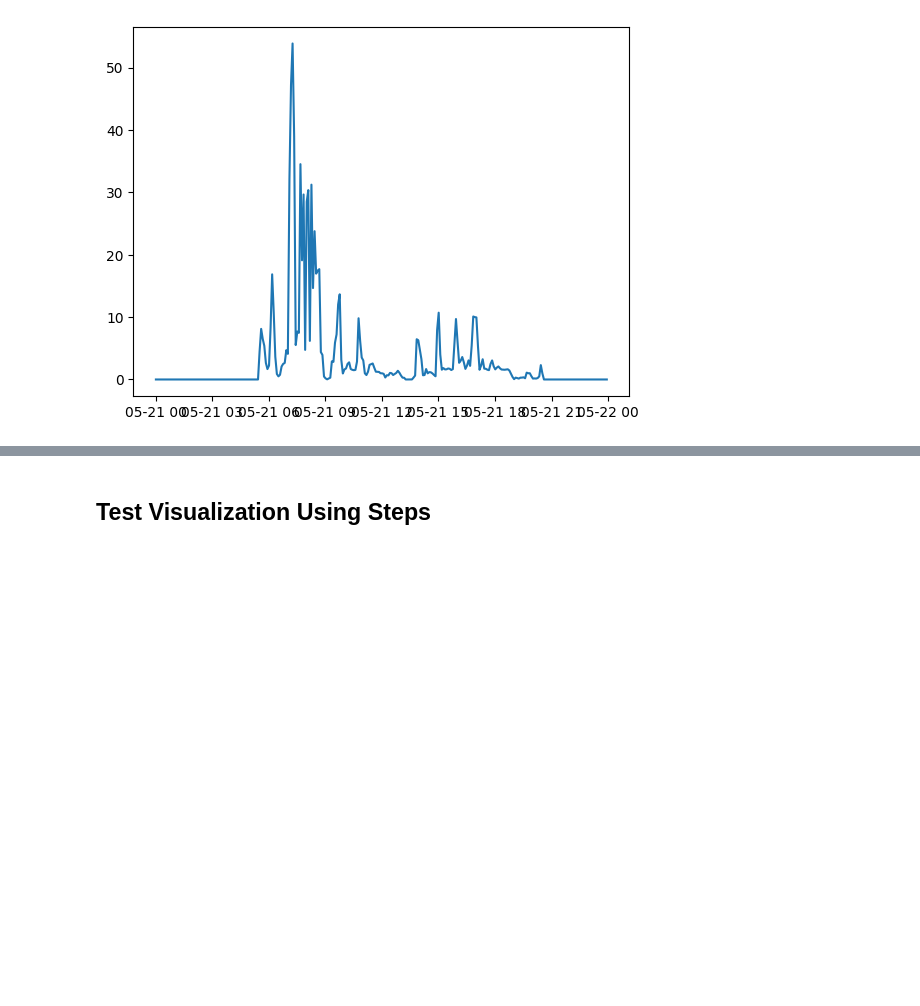
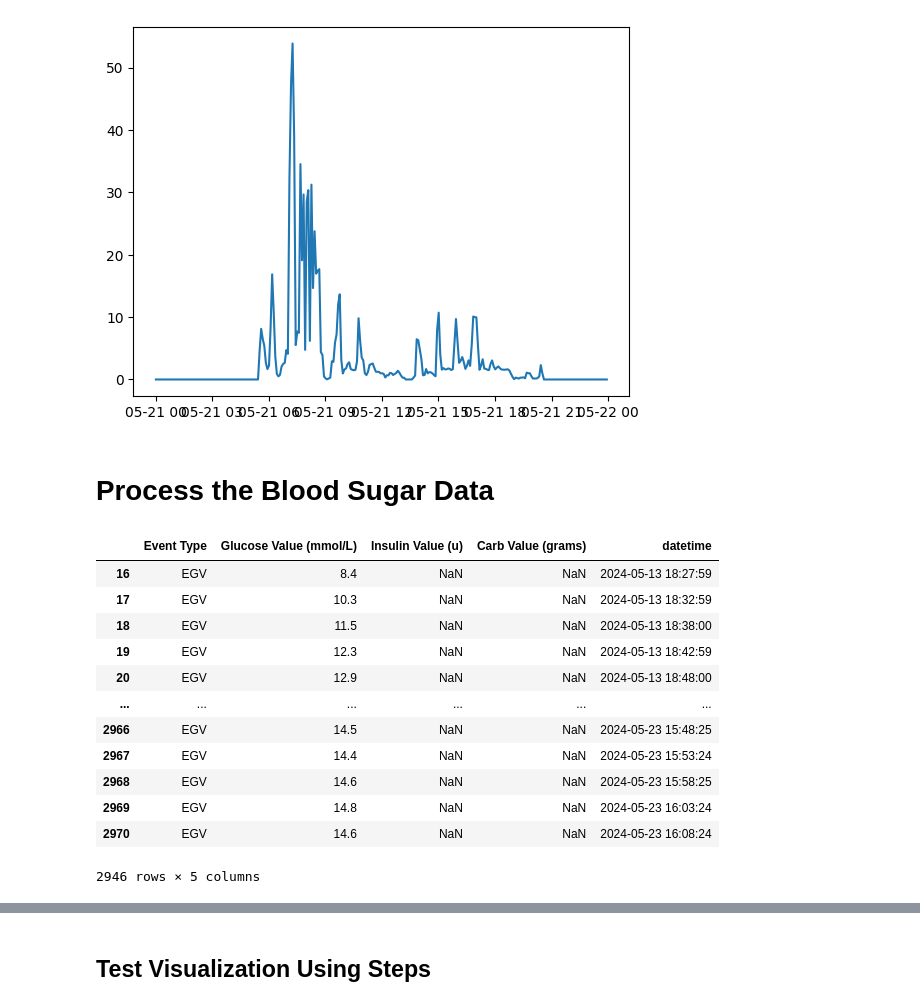
Before and after one commit to TWilson05/Blood_Sugar_Trend_Analysis, a Jupyter notebook: Process_data.ipynb, the cells around one changed output, grey strips where cells are left out. Cells and saved outputs as stored; diff of their text form; code cells hidden in the pictures; blank space fills up the shorter version.

```diff
--- a/Process_data.ipynb
+++ b/Process_data.ipynb
@@ -102,3 +102,30 @@ plt.plot(cal_df[mask]['datetime'], cal_df[mask]['calories'])
 plt.show()
 # %% [output]
 [figure]
+# %% [markdown]
+# Process the Blood Sugar Data
+# %%
+dexcom_data = pd.read_csv(r'DATA\Clarity_Export_Wilson_Tyler_2024-06-12_194538.csv')
+dexcom_data = dexcom_data[~dexcom_data['Event Type'].isin(['FirstName', 'LastName', 'Device', 'Alert', 'Activity'])]
+kept_fields = ['Timestamp (YYYY-MM-DDThh:mm:ss)', 'Event Type', 'Glucose Value (mmol/L)', 'Insulin Value (u)', 'Carb Value (grams)']
+dexcom_data = dexcom_data[kept_fields]
+dexcom_data['datetime'] = pd.to_datetime(dexcom_data['Timestamp (YYYY-MM-DDThh:mm:ss)'], format="%Y-%m-%dT%H:%M:%S")
+dexcom_data.drop('Timestamp (YYYY-MM-DDThh:mm:ss)', axis=1, inplace=True)
+dexcom_data['Glucose Value (mmol/L)'] = pd.to_numeric(dexcom_data['Glucose Value (mmol/L)'].replace('Low', 2.0), errors='coerce')
+dexcom_data['Insulin Value (u)'] = pd.to_numeric(dexcom_data['Insulin Value (u)'], errors='coerce')
+dexcom_data['Carb Value (grams)'] = pd.to_numeric(dexcom_data['Carb Value (grams)'], errors='coerce')
+dexcom_data
+# %% [output]
+|  | Event Type | Glucose Value (mmol/L) | Insulin Value (u) | Carb Value (grams) | datetime |
+| 16 | EGV | 8.4 | NaN | NaN | 2024-05-13 18:27:59 |
+| 17 | EGV | 10.3 | NaN | NaN | 2024-05-13 18:32:59 |
+| 18 | EGV | 11.5 | NaN | NaN | 2024-05-13 18:38:00 |
+| 19 | EGV | 12.3 | NaN | NaN | 2024-05-13 18:42:59 |
+| 20 | EGV | 12.9 | NaN | NaN | 2024-05-13 18:48:00 |
+| ... | ... | ... | ... | ... | ... |
+| 2966 | EGV | 14.5 | NaN | NaN | 2024-05-23 15:48:25 |
+| 2967 | EGV | 14.4 | NaN | NaN | 2024-05-23 15:53:24 |
+| 2968 | EGV | 14.6 | NaN | NaN | 2024-05-23 15:58:25 |
+| 2969 | EGV | 14.8 | NaN | NaN | 2024-05-23 16:03:24 |
+| 2970 | EGV | 14.6 | NaN | NaN | 2024-05-23 16:08:24 |
+2946 rows × 5 columns
```
Also changed, not shown: parts of 2 cells of this notebook.
